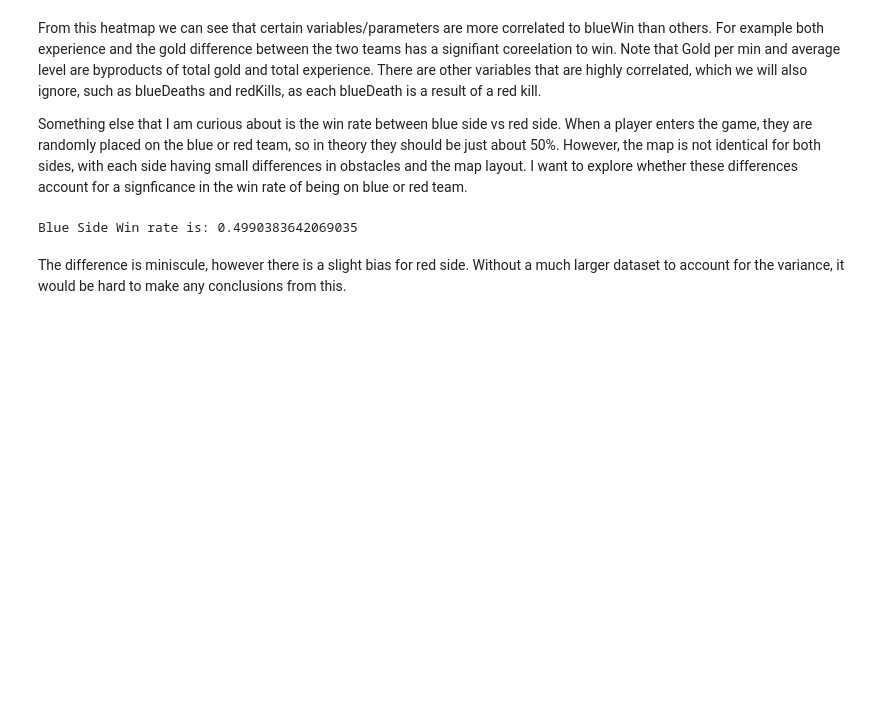
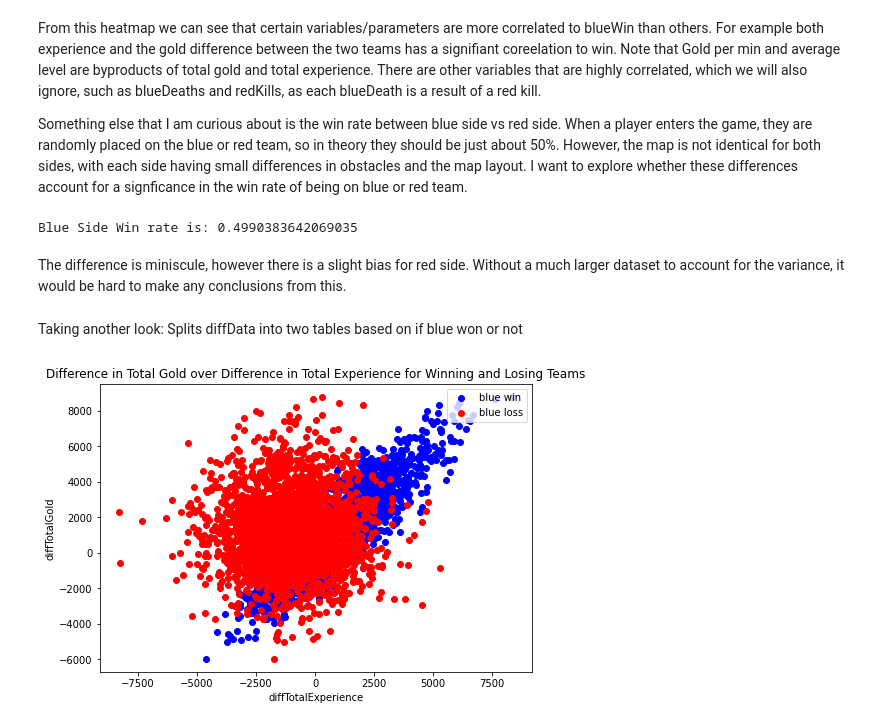
Before and after one commit to liyong2123/cmsc320project, a Jupyter notebook: Final_Tutorial.ipynb, the cells around one changed output. Drawn from its saved outputs; the diff is of its cells as text; code cells hidden in the pictures; blank space fills up the shorter version.

```diff
--- a/Final_Tutorial.ipynb
+++ b/Final_Tutorial.ipynb
@@ -160,3 +150,42 @@ print("Blue Side Win rate is: " + str(winrate))
 Blue Side Win rate is: 0.4990383642069035
 # %% [markdown]
 The difference is miniscule, however there is a slight bias for red side. Without a much larger dataset to account for the variance, it would be hard to make any conclusions from this.
+# %% [markdown]
+Taking another look: Splits diffData into two tables based on if blue won or not
+# %%
+w_data = pd.DataFrame()
+l_data = pd.DataFrame()
+index = 0
+
+for r in diffData['blueWins']:
+    if r == 0:
+        l_data = l_data.append(diffData.iloc[index])
+    else:
+        w_data = w_data.append(diffData.iloc[index])
+    index += 1
+
+w_data = w_data.reset_index()
+w_data = w_data.drop(['blueWins'], axis=1)
+w_data = w_data.drop(['index'], axis=1)
+
+l_data = l_data.reset_index()
+l_data = l_data.drop(['blueWins'], axis=1)
+l_data = l_data.drop(['index'],axis=1)
+# %%
+fig=plt.figure()
+ax=fig.add_axes([0,0,1,1])
+
+#only use half the data since pyplot can't handle the actual dataset size
+for i in range(0,int(len(w_data)/2)):
+    ax.scatter(w_data['diffTotalExperience'][i], w_data['diffTotalGold'][i], color='b', label = 'blue win' if i == 0 else "")
+for i in range(0,int(len(l_data)/2)):
+    ax.scatter(l_data['diffTotalExperience'][i], w_data['diffTotalGold'][i], color='r', label = 'blue loss' if i == 0 else "")
+plt.legend(loc="upper right")
+
+ax.set_xlabel('diffTotalExperience')
+ax.set_ylabel('diffTotalGold')
+ax.set_title('Difference in Total Gold over Difference in Total Experience for Winning and Losing Teams')
+
+plt.show()
+# %% [output]
+[figure, added]
```
Also changed, not shown: parts of 14 cells of this notebook.
